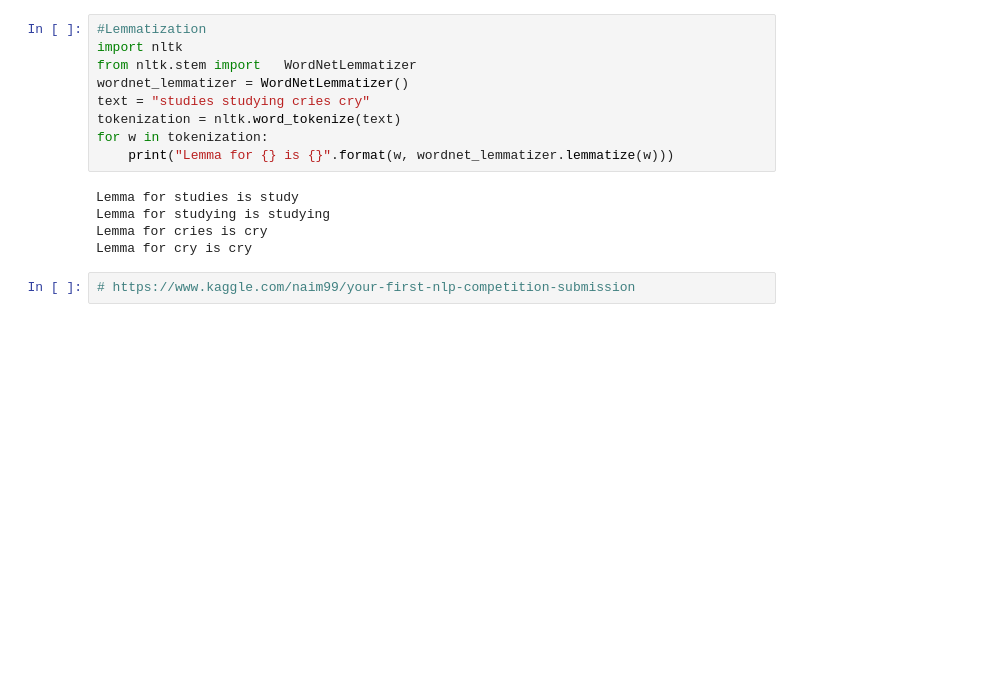
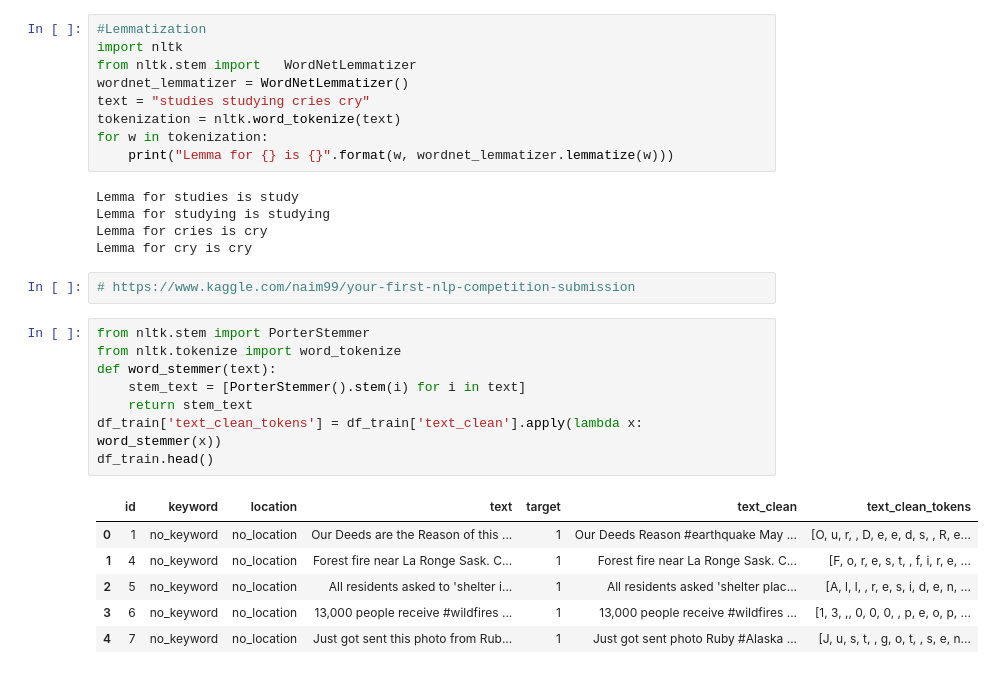
Before and after one commit to knitinsingh/kaggle_competitions, a Jupyter notebook: twitter_sentiment_analysis.ipynb, the cells around one changed output. Saved outputs shown, nothing was run; the diff lists cells and outputs as text; blank space fills up the shorter version.

```diff
--- a/twitter_sentiment_analysis.ipynb
+++ b/twitter_sentiment_analysis.ipynb
@@ -228,3 +228,18 @@ Lemma for cries is cry
 Lemma for cry is cry
 # %%
 # https://www.kaggle.com/naim99/your-first-nlp-competition-submission
+# %%
+from nltk.stem import PorterStemmer
+from nltk.tokenize import word_tokenize
+def word_stemmer(text):
+    stem_text = [PorterStemmer().stem(i) for i in text]
+    return stem_text
+df_train['text_clean_tokens'] = df_train['text_clean'].apply(lambda x: word_stemmer(x))
+df_train.head()
+# %% [output]
+|  | id | keyword | location | text | target | text_clean | text_clean_tokens |
+| 0 | 1 | no_keyword | no_location | Our Deeds are the Reason of this ... | 1 | Our Deeds Reason #earthquake May ... | [O, u, r, , D, e, e, d, s, , R, e... |
+| 1 | 4 | no_keyword | no_location | Forest fire near La Ronge Sask. C... | 1 | Forest fire near La Ronge Sask. C... | [F, o, r, e, s, t, , f, i, r, e, ... |
+| 2 | 5 | no_keyword | no_location | All residents asked to 'shelter i... | 1 | All residents asked 'shelter plac... | [A, l, l, , r, e, s, i, d, e, n, ... |
+| 3 | 6 | no_keyword | no_location | 13,000 people receive #wildfires ... | 1 | 13,000 people receive #wildfires ... | [1, 3, ,, 0, 0, 0, , p, e, o, p, ... |
+| 4 | 7 | no_keyword | no_location | Just got sent this photo from Rub... | 1 | Just got sent photo Ruby #Alaska ... | [J, u, s, t, , g, o, t, , s, e, n... |
```
Also changed, not shown: parts of 3 cells of this notebook.
